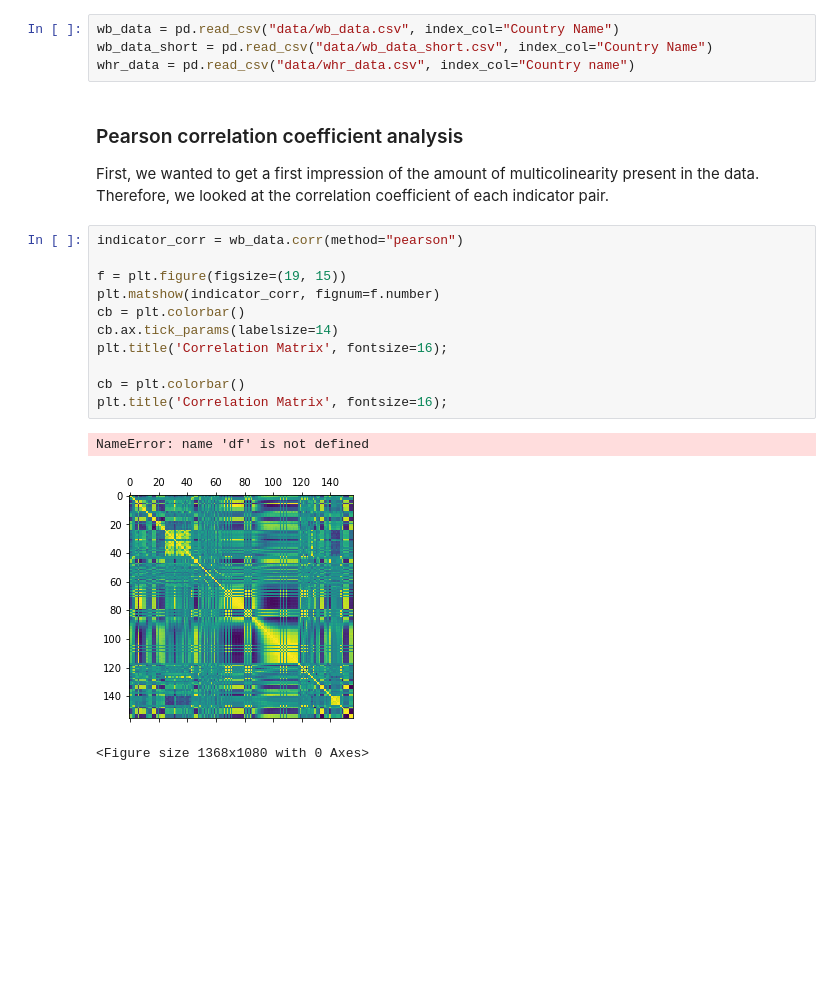
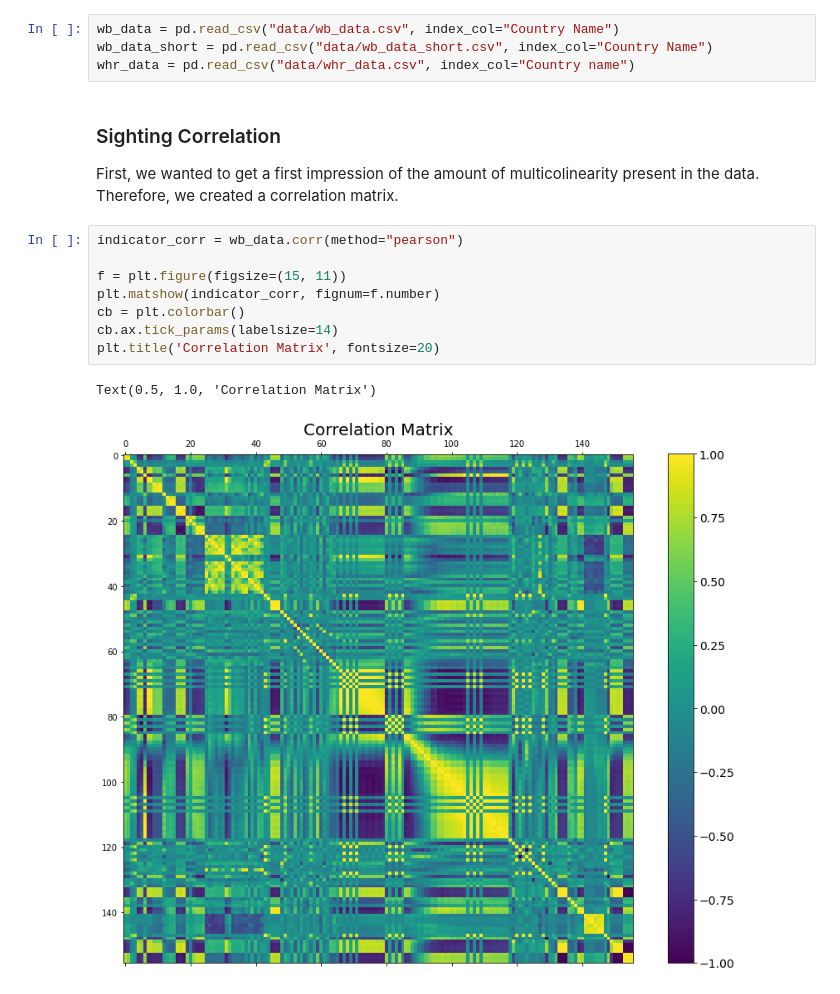
Before and after one commit to c-eberle/Data-Literacy-project, a Jupyter notebook: 03_regression_analysis_part2.ipynb, the cells around one changed output. Drawn from its saved outputs; the diff is of its cells as text; blank space fills up the shorter version.

```diff
--- a/03_regression_analysis_part2.ipynb
+++ b/03_regression_analysis_part2.ipynb
@@ -29,21 +30,17 @@ wb_data = pd.read_csv("data/wb_data.csv", index_col="Country Name")
 wb_data_short = pd.read_csv("data/wb_data_short.csv", index_col="Country Name")
 whr_data = pd.read_csv("data/whr_data.csv", index_col="Country name")
 # %% [markdown]
-### Pearson correlation coefficient analysis
+### Sighting Correlation
 
-First, we wanted to get a first impression of the amount of multicolinearity present in the data. Therefore, we looked at the correlation coefficient of each indicator pair.
+First, we wanted to get a first impression of the amount of multicolinearity present in the data. Therefore, we created a correlation matrix.
 # %%
 indicator_corr = wb_data.corr(method="pearson")
 
-f = plt.figure(figsize=(19, 15))
+f = plt.figure(figsize=(15, 11))
 plt.matshow(indicator_corr, fignum=f.number)
 cb = plt.colorbar()
 cb.ax.tick_params(labelsize=14)
-plt.title('Correlation Matrix', fontsize=16);
-
-cb = plt.colorbar()
-plt.title('Correlation Matrix', fontsize=16);
+plt.title('Correlation Matrix', fontsize=20)
 # %% [output]
-NameError: name 'df' is not defined
+Text(0.5, 1.0, 'Correlation Matrix')
-[figure, old version]
+[figure, new version]
-<Figure size 1368x1080 with 0 Axes>
```
Also changed, not shown: parts of 18 cells of this notebook, 1 other file.
